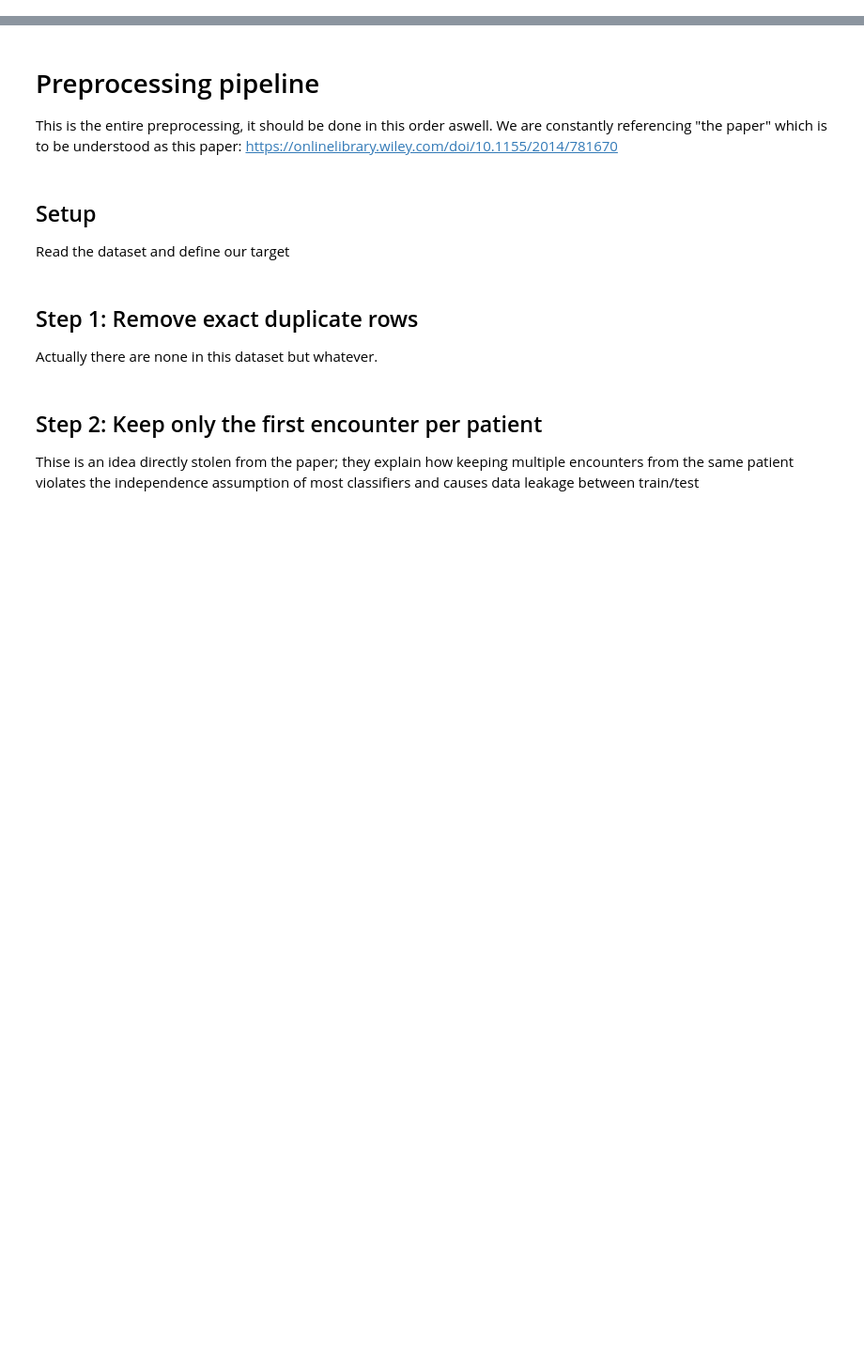
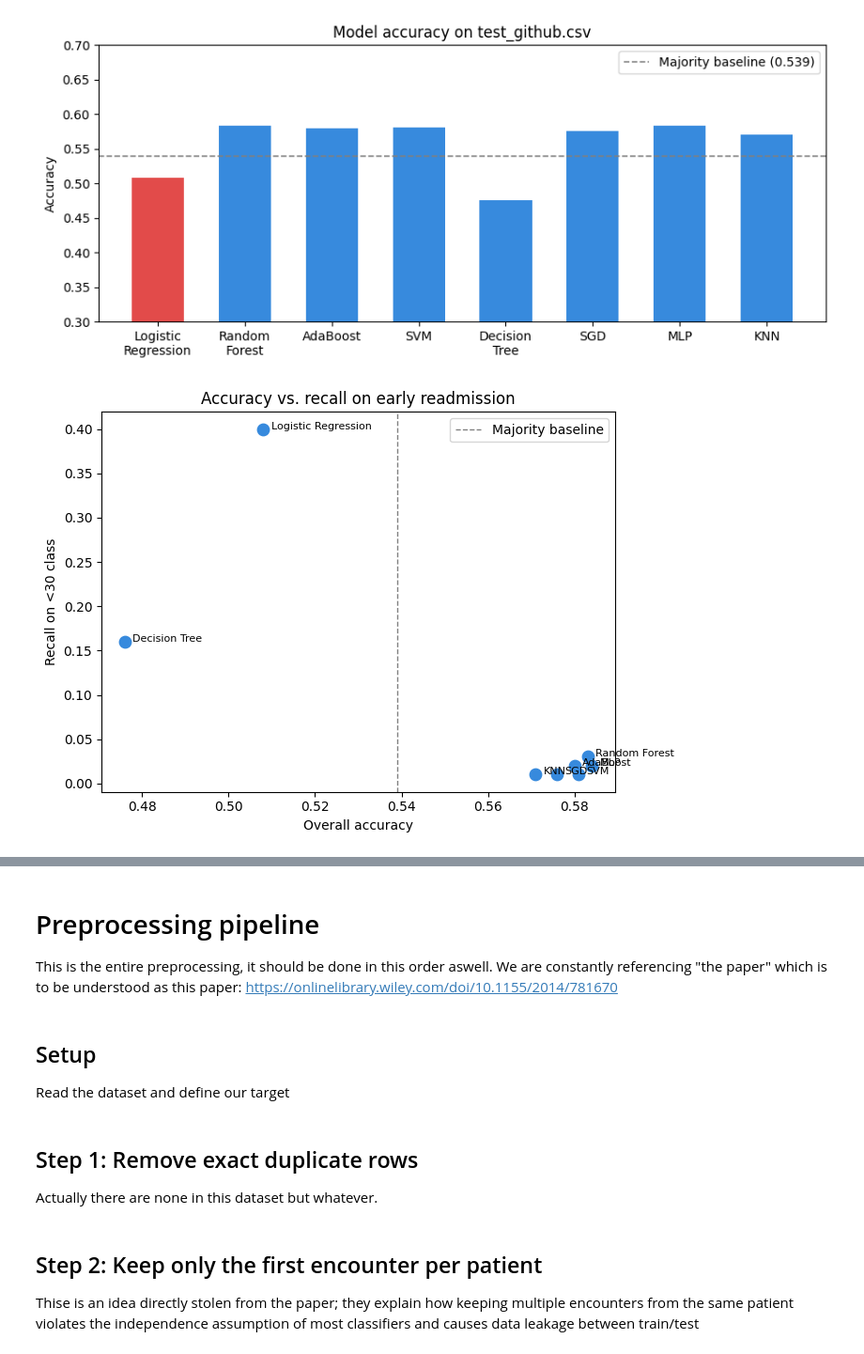
Before and after one commit to SebbeBlom/ml, a Jupyter notebook: src/main-models.ipynb, the cells around one changed output, grey strips where cells are left out. Shown at 94% size. Drawn from its saved outputs; the diff is of its cells as text; code cells hidden in the pictures; blank space fills up the shorter version.

```diff
--- a/src/main-models.ipynb
+++ b/src/main-models.ipynb
@@ -0,0 +67,53 @@
+# %%
+import matplotlib.pyplot as plt
+import numpy as np
+
+models = ['Logistic\nRegression', 'Random\nForest', 'AdaBoost', 'SVM',
+          'Decision\nTree', 'SGD', 'MLP', 'KNN']
+accuracy = [0.508, 0.583, 0.580, 0.581, 0.476, 0.576, 0.584, 0.571]
+recall_lt30 = [0.40, 0.03, 0.02, 0.01, 0.16, 0.01, 0.02, 0.01]
+f1_lt30 = [0.27, 0.06, 0.03, 0.01, 0.15, 0.02, 0.03, 0.01]
+macro_f1 = [0.45, 0.40, 0.38, 0.38, 0.38, 0.37, 0.39, 0.36]
+
+# ── Figure 1: Accuracy vs majority baseline ──────────────────────────────────
+fig, ax = plt.subplots(figsize=(9, 4))
+colors = ['#E24B4A' if m == 'Logistic\nRegression' else '#378ADD' for m in models]
+ax.bar(models, accuracy, color=colors, width=0.6)
+ax.axhline(0.539, color='gray', linestyle='--', linewidth=1.2, label='Majority baseline (0.539)')
+ax.set_ylabel('Accuracy')
+ax.set_title('Model accuracy on test_github.csv')
+ax.set_ylim(0.3, 0.7)
+ax.legend()
+plt.tight_layout()
+plt.savefig('model_accuracy.png', dpi=150)
+
+# ── Figure 2: Accuracy vs Recall <30 trade-off ───────────────────────────────
+fig, ax = plt.subplots(figsize=(7, 5))
+ax.scatter(accuracy, recall_lt30, s=80, color='#378ADD', zorder=3)
+for i, m in enumerate(models):
+    ax.annotate(m.replace('\n', ' '), (accuracy[i], recall_lt30[i]),
+                textcoords='offset points', xytext=(6, 0), fontsize=8)
+ax.set_xlabel('Overall accuracy')
+ax.set_ylabel('Recall on <30 class')
+ax.set_title('Accuracy vs. recall on early readmission')
+ax.axvline(0.539, color='gray', linestyle='--', linewidth=1, label='Majority baseline')
+ax.legend()
+plt.tight_layout()
+plt.savefig('accuracy_vs_recall.png', dpi=150)
+
+# ── Figure 3: F1 comparison ───────────────────────────────────────────────────
+x = np.arange(len(models))
+w = 0.35
+fig, ax = plt.subplots(figsize=(10, 4))
+ax.bar(x - w/2, f1_lt30,  w, label='F1 (<30)',     color='#E24B4A')
+ax.bar(x + w/2, macro_f1, w, label='Macro F1',     color='#378ADD')
+ax.set_xticks(x)
+ax.set_xticklabels(models, fontsize=9)
+ax.set_ylabel('F1 score')
+ax.set_title('F1 scores by model')
+ax.legend()
+plt.tight_layout()
+plt.savefig('f1_comparison.png', dpi=150)
+# %% [output]
+[figure, added]
+[figure, added]
```
Also changed, not shown: parts of 16 cells of this notebook.
